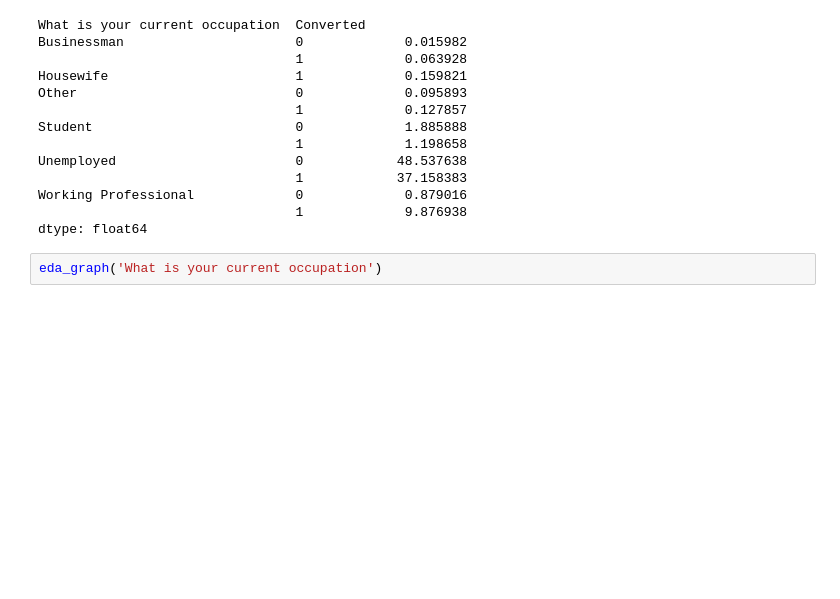
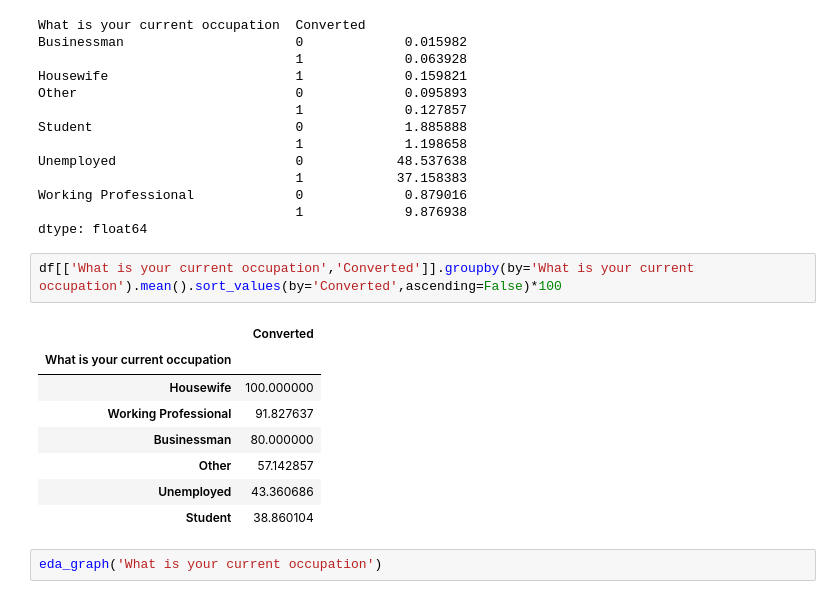
Before and after one commit to SreedeviRamachandran/lead_scoring_case_study, a Jupyter notebook: Lead_Scoring_Case_Study.ipynb, the cells around one changed output. Saved outputs shown, nothing was run; the diff lists cells and outputs as text; blank space fills up the shorter version.

```diff
--- a/Lead_Scoring_Case_Study.ipynb
+++ b/Lead_Scoring_Case_Study.ipynb
@@ -473,6 +494,17 @@ Unemployed                       0            48.537638
 Working Professional             0             0.879016
                                  1             9.876938
 dtype: float64
+# %%
+df[['What is your current occupation','Converted']].groupby(by='What is your current occupation').mean().sort_values(by='Converted',ascending=False)*100
+# %% [output]
+|  | Converted |
+| What is your current occupation |  |
+| Housewife | 100.000000 |
+| Working Professional | 91.827637 |
+| Businessman | 80.000000 |
+| Other | 57.142857 |
+| Unemployed | 43.360686 |
+| Student | 38.860104 |
 # %%
 eda_graph('What is your current occupation')
 # %% [output]
```
Also changed, not shown: parts of 19 cells of this notebook, 4 other files.
